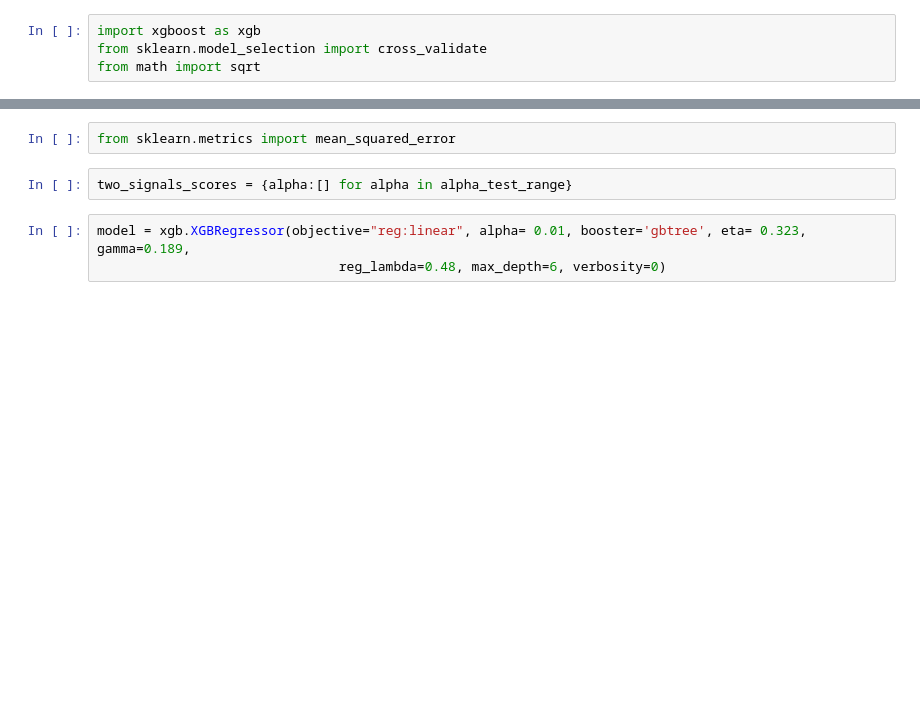
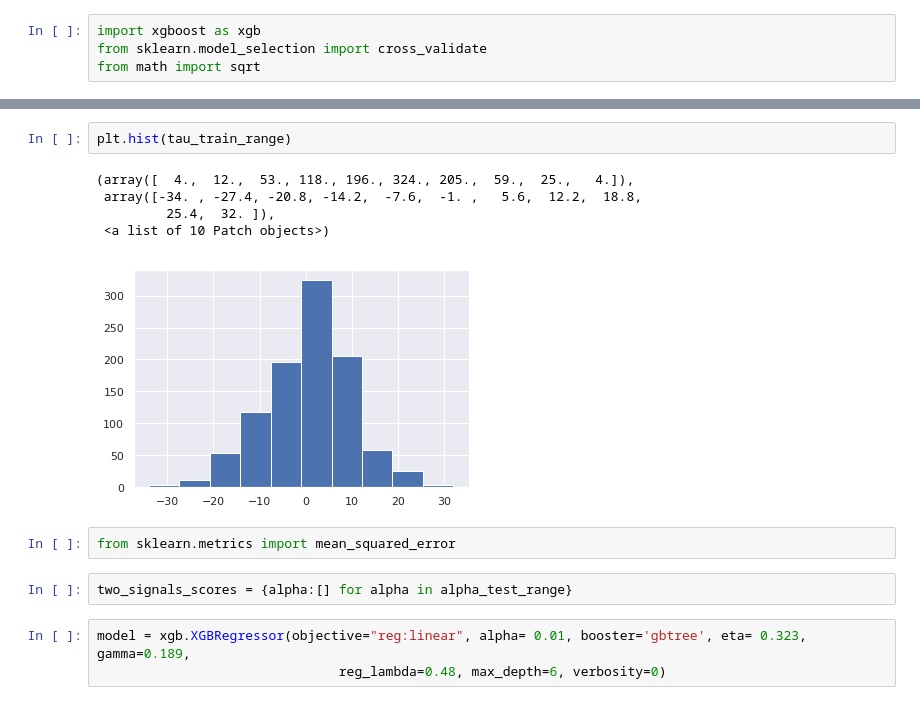
Before and after one commit to whiteRa2bit/cern_summer_project, a Jupyter notebook: problem2/compare_one_and_two_signals.ipynb, the cells around one changed output, grey strips where cells are left out. Saved outputs shown, nothing was run; the diff lists cells and outputs as text; blank space fills up the shorter version.

```diff
--- a/problem2/compare_one_and_two_signals.ipynb
+++ b/problem2/compare_one_and_two_signals.ipynb
@@ -174,3 +183,11 @@ plt.show()
+# %%
+plt.hist(tau_train_range)
+# %% [output]
+(array([  4.,  12.,  53., 118., 196., 324., 205.,  59.,  25.,   4.]),
+ array([-34. , -27.4, -20.8, -14.2,  -7.6,  -1. ,   5.6,  12.2,  18.8,
+         25.4,  32. ]),
+ <a list of 10 Patch objects>)
+[figure, added]
 # %%
 from sklearn.metrics import mean_squared_error
 # %%
```
Also changed, not shown: parts of 11 cells of this notebook, 27 other files.
